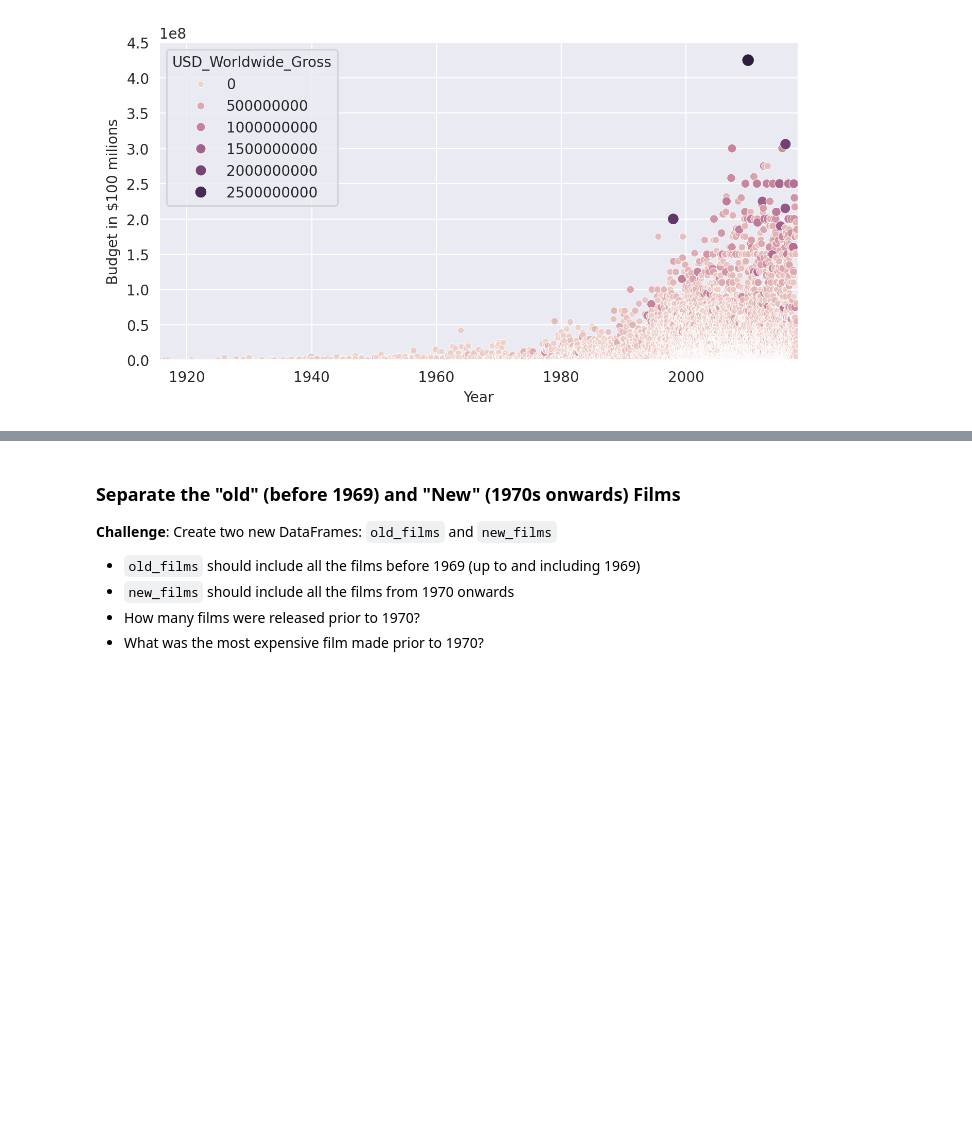
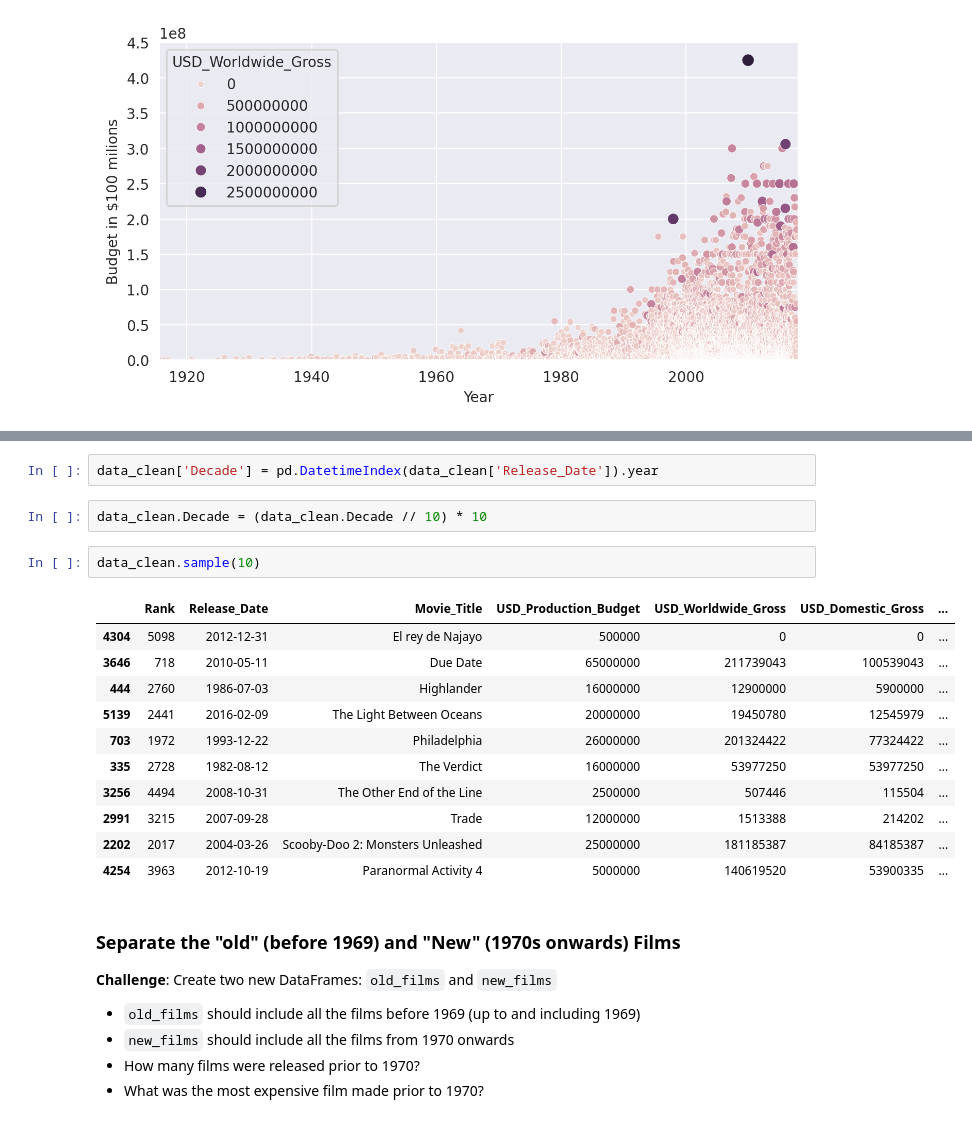
Before and after one commit to arhojati/day-78-Seaborn-Linear-Regression--start-, a Jupyter notebook: Seaborn_and_Linear_Regression_(start).ipynb, the cells around one changed output, grey strips where cells are left out. Drawn from its saved outputs; the diff is of its cells as text; blank space fills up the shorter version.

```diff
--- a/Seaborn_and_Linear_Regression_(start).ipynb
+++ b/Seaborn_and_Linear_Regression_(start).ipynb
@@ -335,6 +336,24 @@ Here's how:
 <img src=https://i.imgur.com/5m06Ach.png width=650>
 3. Use floor division `//` to convert the year data to the decades of the films.
 4. Add the decades as a `Decade` column to the `data_clean` DataFrame.
+# %%
+data_clean['Decade'] = pd.DatetimeIndex(data_clean['Release_Date']).year
+# %%
+data_clean.Decade = (data_clean.Decade // 10) * 10
+# %%
+data_clean.sample(10)
+# %% [output]
+|  | Rank | Release_Date | Movie_Title | USD_Production_Budget | USD_Worldwide_Gross | USD_Domestic_Gross | ... |
+| 4304 | 5098 | 2012-12-31 | El rey de Najayo | 500000 | 0 | 0 | ... |
+| 3646 | 718 | 2010-05-11 | Due Date | 65000000 | 211739043 | 100539043 | ... |
+| 444 | 2760 | 1986-07-03 | Highlander | 16000000 | 12900000 | 5900000 | ... |
+| 5139 | 2441 | 2016-02-09 | The Light Between Oceans | 20000000 | 19450780 | 12545979 | ... |
+| 703 | 1972 | 1993-12-22 | Philadelphia | 26000000 | 201324422 | 77324422 | ... |
+| 335 | 2728 | 1982-08-12 | The Verdict | 16000000 | 53977250 | 53977250 | ... |
+| 3256 | 4494 | 2008-10-31 | The Other End of the Line | 2500000 | 507446 | 115504 | ... |
+| 2991 | 3215 | 2007-09-28 | Trade | 12000000 | 1513388 | 214202 | ... |
+| 2202 | 2017 | 2004-03-26 | Scooby-Doo 2: Monsters Unleashed | 25000000 | 181185387 | 84185387 | ... |
+| 4254 | 3963 | 2012-10-19 | Paranormal Activity 4 | 5000000 | 140619520 | 53900335 | ... |
 # %% [markdown]
 ### Separate the "old" (before 1969) and "New" (1970s onwards) Films
 
```
Also changed, not shown: parts of 9 cells of this notebook.
